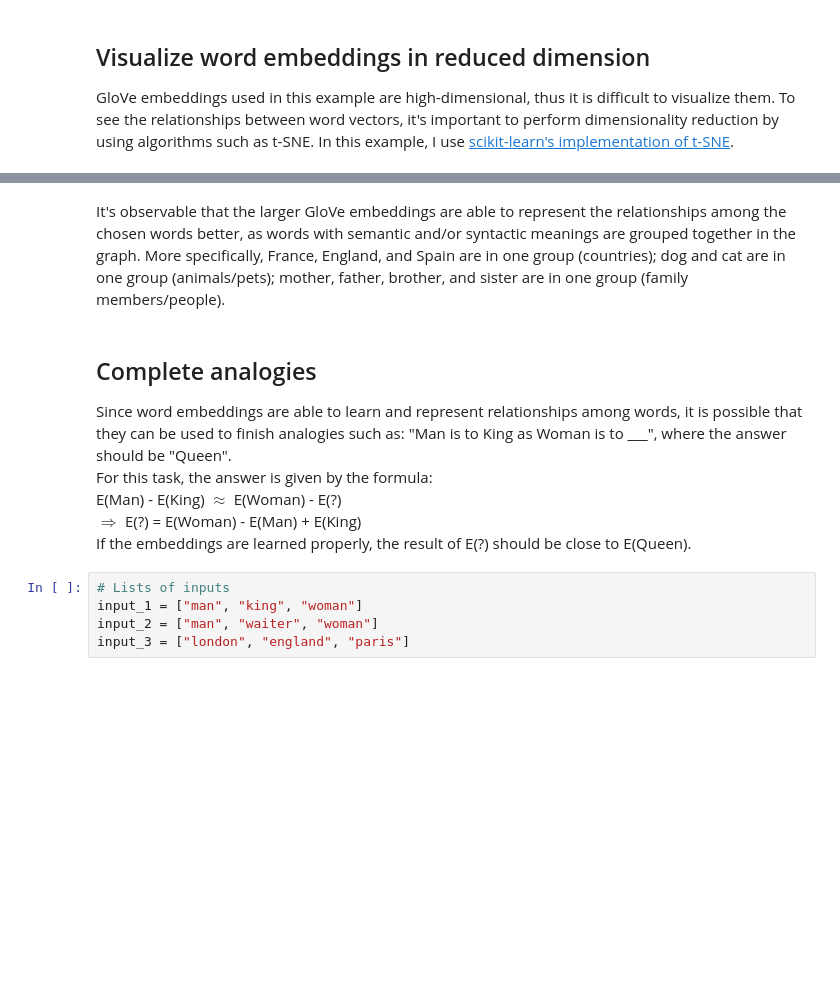
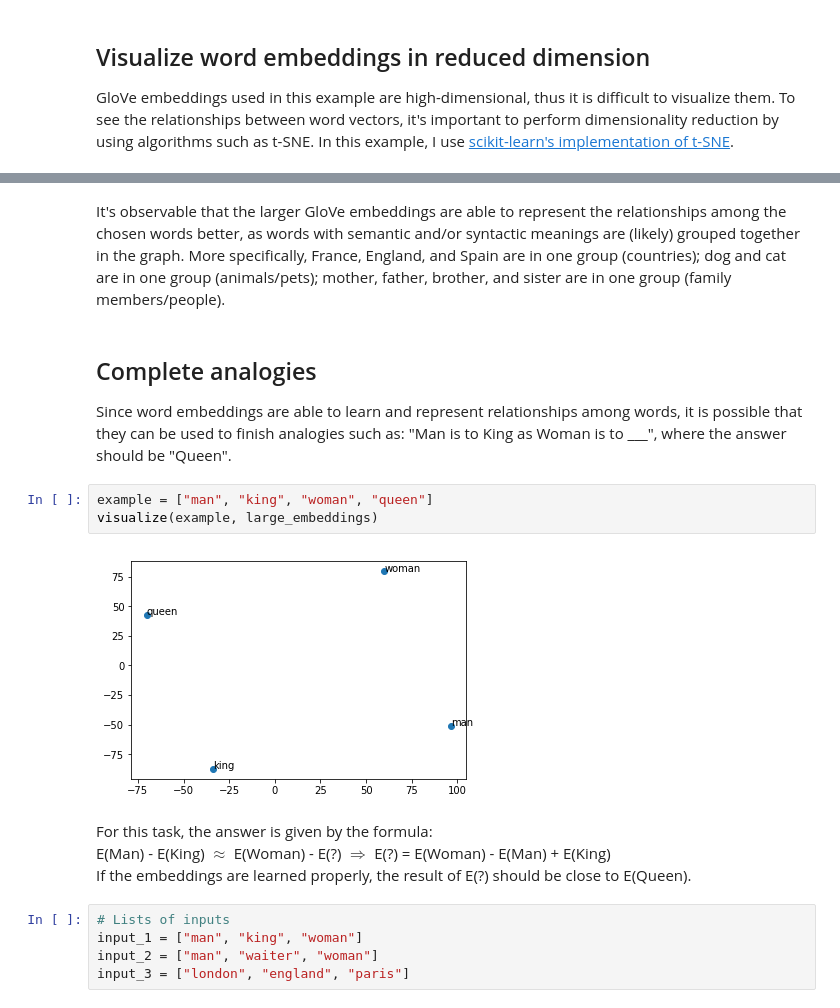
Before and after one commit to hiphan/word-vector, a Jupyter notebook: word_vector_ops.ipynb, the cells around one changed output, grey strips where cells are left out. Cells and saved outputs as stored; diff of their text form; blank space fills up the shorter version.

```diff
--- a/word_vector_ops.ipynb
+++ b/word_vector_ops.ipynb
@@ -29,16 +33,21 @@ visualize(words, large_embeddings)
 # %% [markdown]
 It's observable that the larger GloVe embeddings are able to represent the relationships among the chosen words
-better, as words with semantic and/or syntactic meanings are grouped together in the graph. More specifically,
+better, as words with semantic and/or syntactic meanings are (likely) grouped together in the graph. More specifically,
 France, England, and Spain are in one group (countries); dog and cat are in one group (animals/pets); mother,
 father, brother, and sister are in one group (family members/people).
 # %% [markdown]
 ## Complete analogies ##
 Since word embeddings are able to learn and represent relationships among words, it is possible that they can be used
 to finish analogies such as: "Man is to King as Woman is to ___", where the answer should be "Queen".
-For this task, the answer is given by the formula:
-E(Man) - E(King) $\approx$ E(Woman) - E(?)
-$\Rightarrow$ E(?) = E(Woman) - E(Man) + E(King)
-If the embeddings are learned properly, the result of E(?) should be close to E(Queen).
+# %%
+example = ["man", "king", "woman", "queen"]
+visualize(example, large_embeddings)
+# %% [output]
+[figure, added]
+# %% [markdown]
+For this task, the answer is given by the formula:
+E(Man) - E(King) $\approx$ E(Woman) - E(?)  $\Rightarrow$ E(?) = E(Woman) - E(Man) + E(King)
+If the embeddings are learned properly, the result of E(?) should be close to E(Queen).
 # %%
 # Lists of inputs
 input_1 = ["man", "king", "woman"]
```
Also changed, not shown: parts of 4 cells of this notebook.
